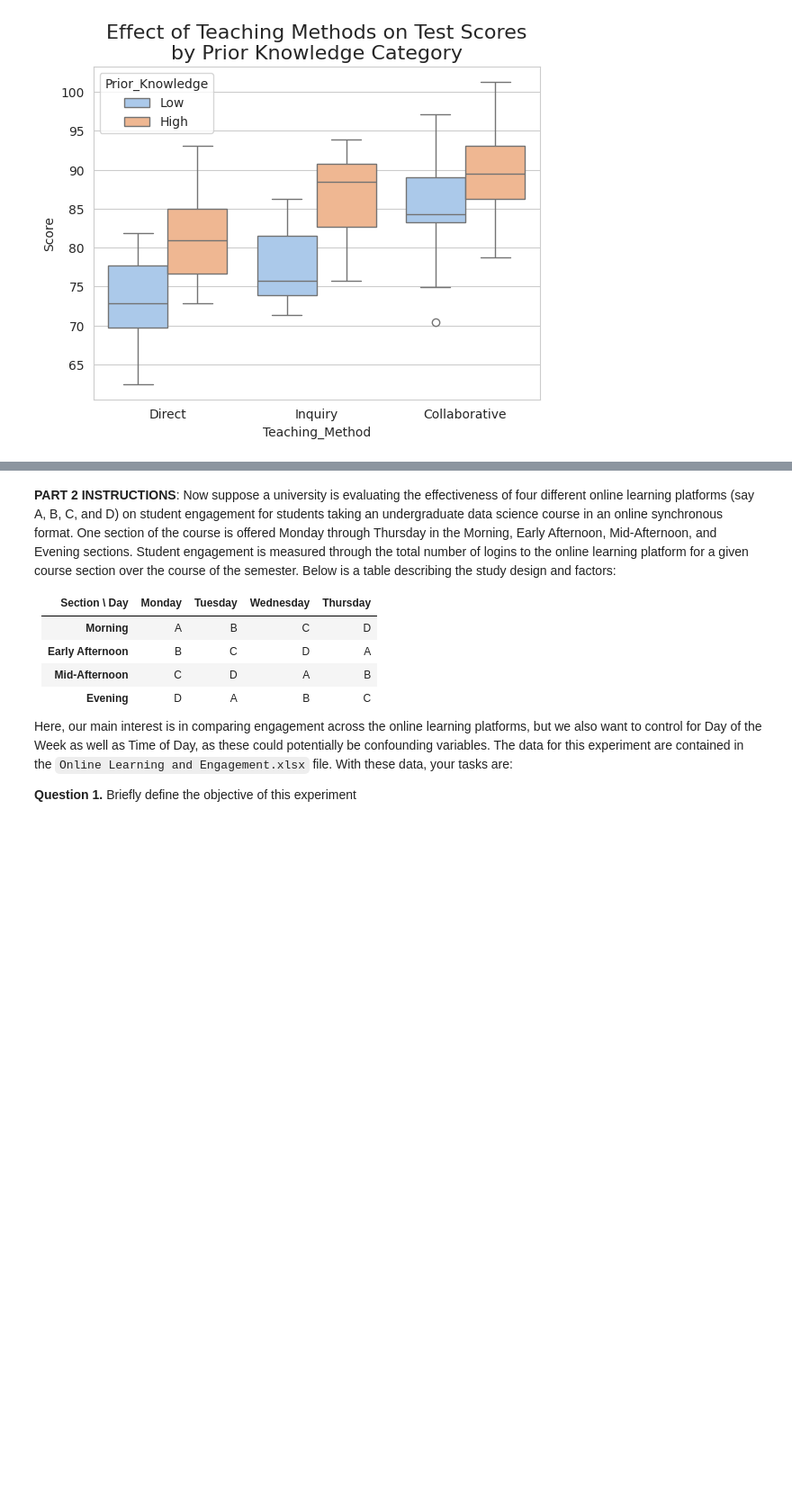
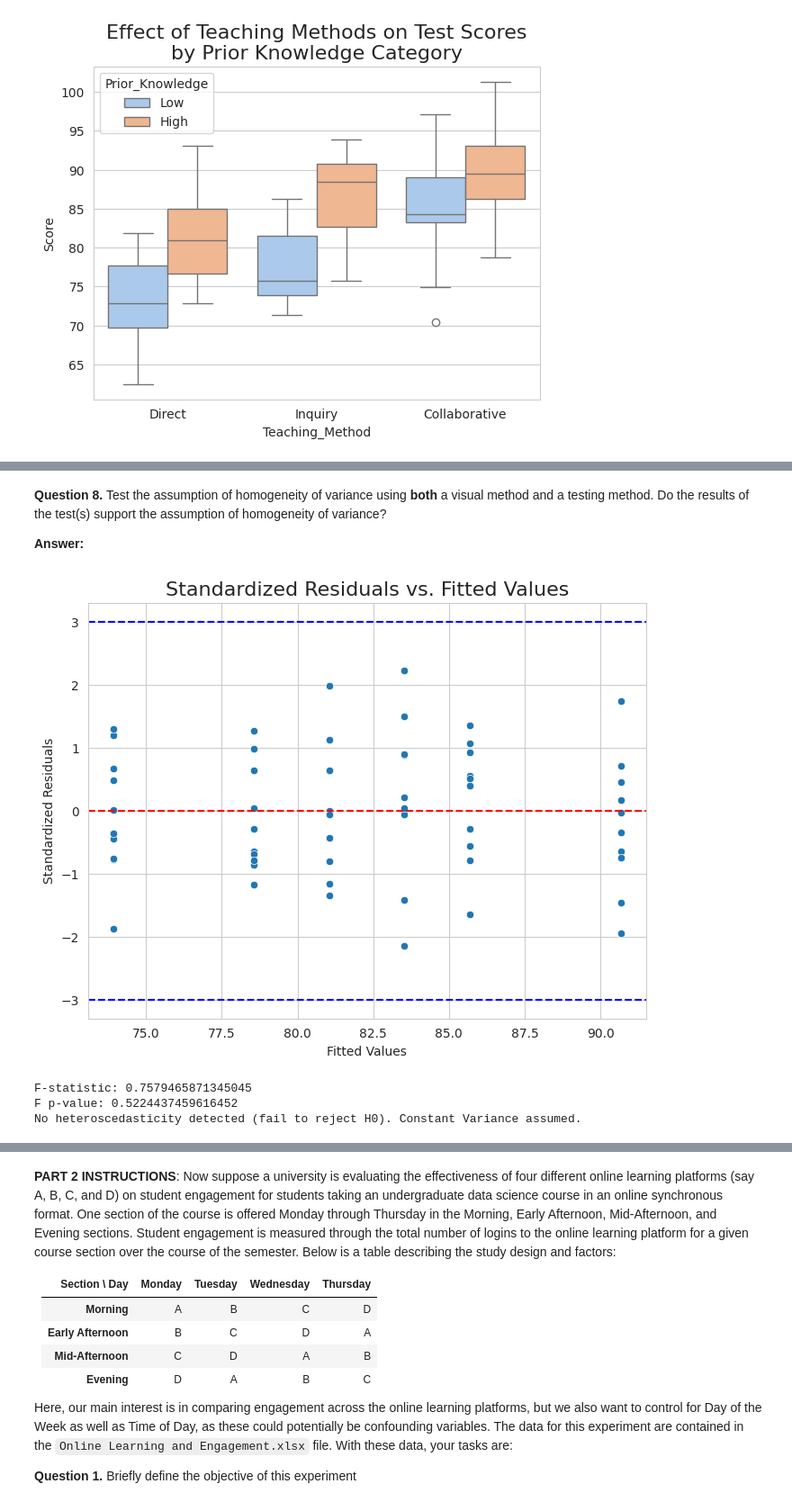
Before and after one commit to rohanbhuin/STAT-7220-Applied-Experimental-Design, a Jupyter notebook: Assignments/HW2/HW-2.ipynb, the cells around one changed output, grey strips where cells are left out. Shown at 90% size. Drawn from its saved outputs; the diff is of its cells as text; code cells hidden in the pictures; blank space fills up the shorter version.

```diff
--- a/Assignments/HW2/HW-2.ipynb
+++ b/Assignments/HW2/HW-2.ipynb
@@ -178,0 +213,49 @@ This lends evidence toward the alternative hypothesis.
+# %% [markdown]
+**Question 8.** Test the assumption of homogeneity of variance using **both** a visual method and a testing method. Do the results of the test(s) support the assumption of homogeneity of variance?
+
+**Answer:**
+# %%
+## Constant Variance Check ##
+
+## Scatterplot of Standardized Residuals to Fitted Values ##
+## Obtain Standardized Residuals ##
+standardized_residuals = ex_mod.get_influence().resid_studentized_internal
+
+## Get the fitted values ##
+fitted_values = ex_mod.fittedvalues
+
+## Create the plot using seaborn ##
+plt.figure(figsize=(8,6))
+sns.scatterplot(x=fitted_values, y=standardized_residuals)
+plt.axhline(0, color='red', linestyle='--')
+plt.axhline(3, color='blue', linestyle='--')
+plt.axhline(-3, color='blue', linestyle='--')
+plt.title("Standardized Residuals vs. Fitted Values", fontsize=16)
+plt.xlabel("Fitted Values")
+plt.ylabel("Standardized Residuals")
+plt.show()
+
+## B-P Test ##
+## Import necessary function: ##
+from statsmodels.stats.diagnostic import het_breuschpagan
+
+## Run B-P Test ##
+bp_test = het_breuschpagan(ex_mod.resid,ex_mod.model.exog)
+
+## Extract F-statistic ##
+f_statistic = bp_test[2]
+
+## Extract its P-Value ##
+f_p_value = bp_test[3]
+
+print(f"F-statistic: {f_statistic}")
+print(f"F p-value: {f_p_value}")
+if f_p_value < 0.05:
+    print("Heteroscedasticity detected (reject H0). Constant Variance not assumed.")
+else:
+    print("No heteroscedasticity detected (fail to reject H0). Constant Variance assumed.")
+# %% [output]
+[figure, added]
+F-statistic: 0.7579465871345045
+F p-value: 0.5224437459616452
+No heteroscedasticity detected (fail to reject H0). Constant Variance assumed.
```
Also changed, not shown: parts of 14 cells of this notebook.
